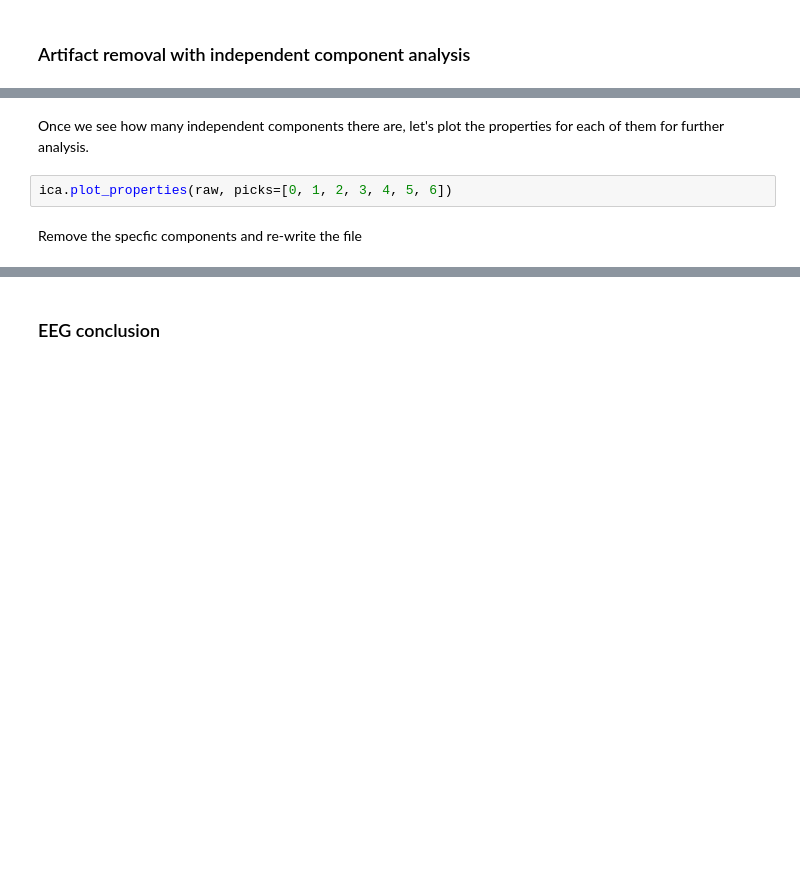
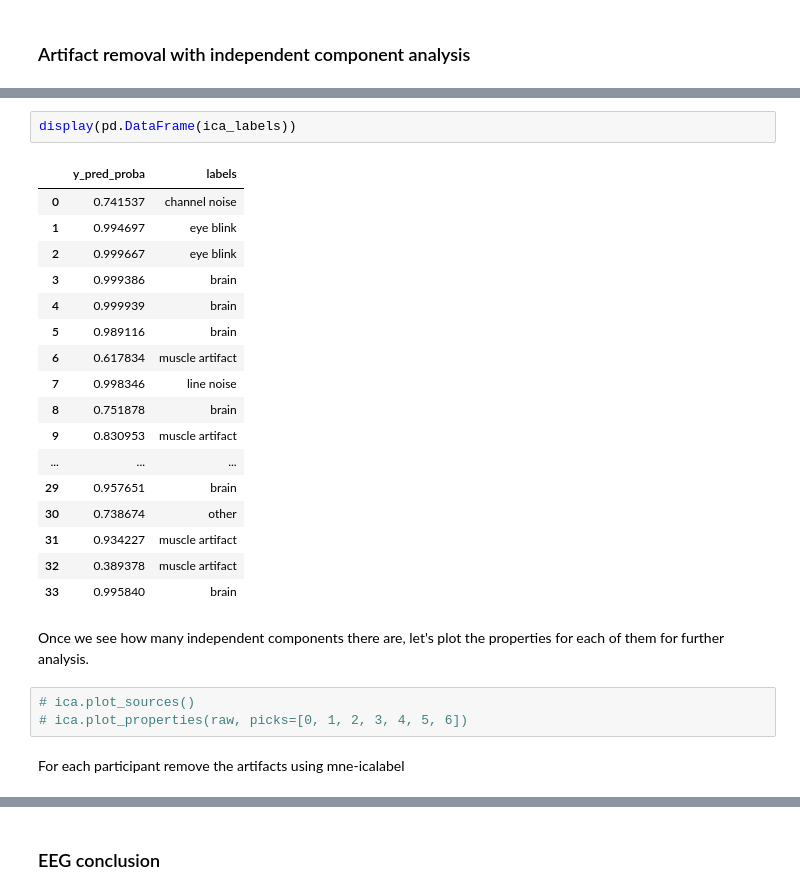
Before and after one commit to atifmmahmud/cognitive-load-biomarkers, a Jupyter notebook: eda.ipynb, the cells around one changed output, grey strips where cells are left out. Drawn from its saved outputs; the diff is of its cells as text; blank space fills up the shorter version.

```diff
--- a/eda.ipynb
+++ b/eda.ipynb
@@ -111,7 +133,28 @@ else:
+# %%
+display(pd.DataFrame(ica_labels))
+# %% [output]
+|  | y_pred_proba | labels |
+| 0 | 0.741537 | channel noise |
+| 1 | 0.994697 | eye blink |
+| 2 | 0.999667 | eye blink |
+| 3 | 0.999386 | brain |
+| 4 | 0.999939 | brain |
+| 5 | 0.989116 | brain |
+| 6 | 0.617834 | muscle artifact |
+| 7 | 0.998346 | line noise |
+| 8 | 0.751878 | brain |
+| 9 | 0.830953 | muscle artifact |
+| ... | ... | ... |
+| 29 | 0.957651 | brain |
+| 30 | 0.738674 | other |
+| 31 | 0.934227 | muscle artifact |
+| 32 | 0.389378 | muscle artifact |
+| 33 | 0.995840 | brain |
 # %% [markdown]
 Once we see how many independent components there are, let's plot the properties for each of them for further analysis.
 # %%
-ica.plot_properties(raw, picks=[0, 1, 2, 3, 4, 5, 6])
+# ica.plot_sources()
+# ica.plot_properties(raw, picks=[0, 1, 2, 3, 4, 5, 6])
 # %% [markdown]
-Remove the specfic components and re-write the file
+For each participant remove the artifacts using mne-icalabel
 # %%
```
Also changed, not shown: parts of 11 cells of this notebook, 1 other file.
